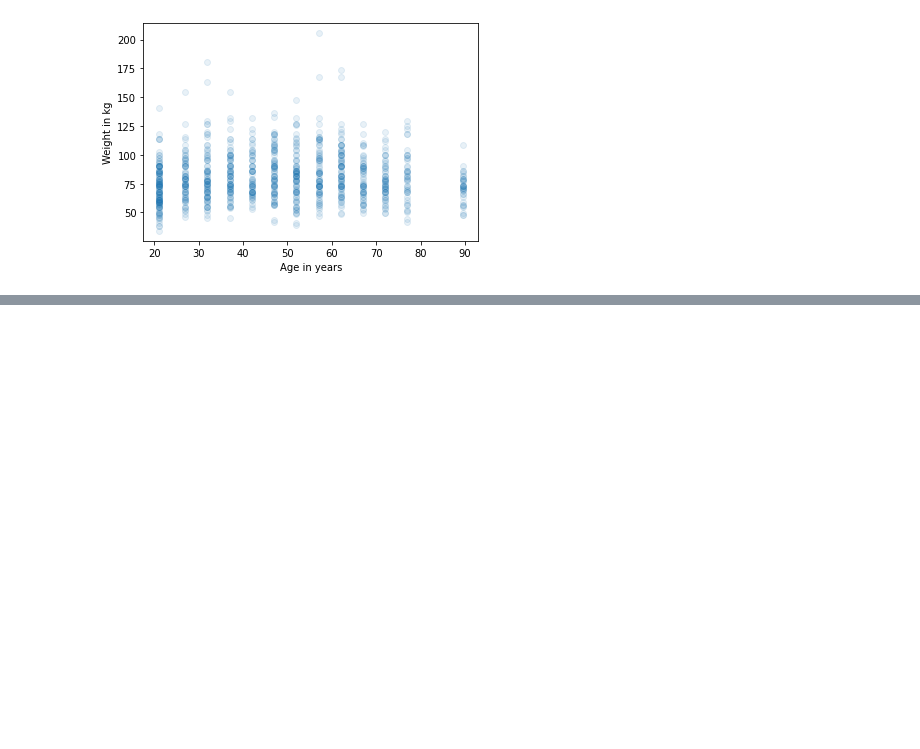
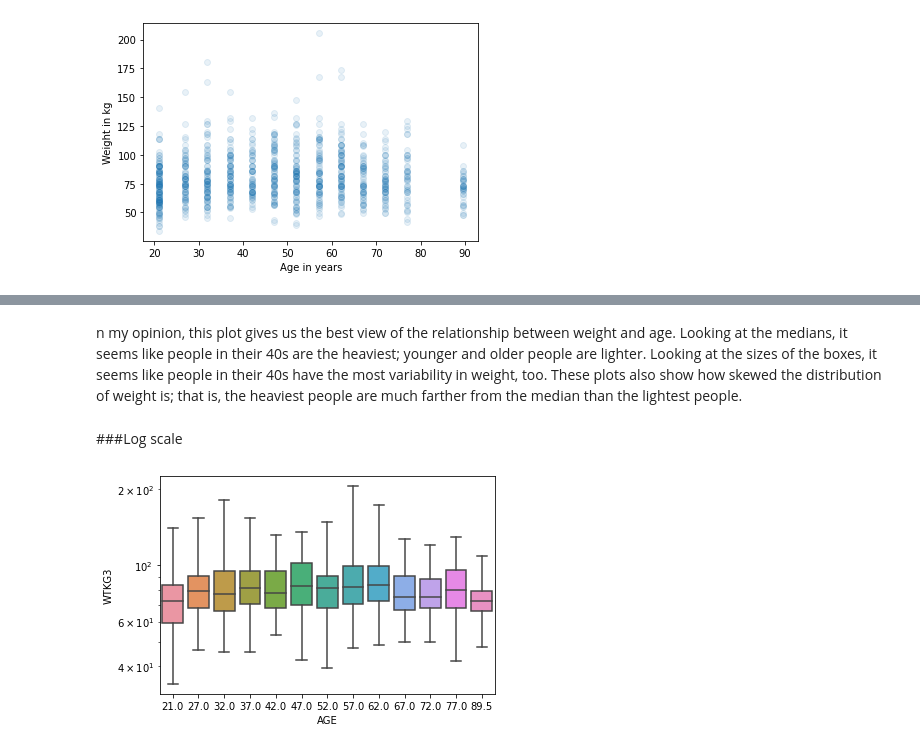
Before and after one commit to TinChung41/Google_Colab_DataCamp_Data_Analyst, a Jupyter notebook: Exploratory Data Analysis in Python/Exploratory_Data_Analysis_in_Python_3_Relationships.ipynb, the cells around one changed output, grey strips where cells are left out. Drawn from its saved outputs; the diff is of its cells as text; code cells hidden in the pictures; blank space fills up the shorter version.

```diff
--- a/Exploratory Data Analysis in Python/Exploratory_Data_Analysis_in_Python_3_Relationships.ipynb
+++ b/Exploratory Data Analysis in Python/Exploratory_Data_Analysis_in_Python_3_Relationships.ipynb
@@ -127,0 +183,10 @@ plt.show()
+# %% [markdown]
+n my opinion, this plot gives us the best view of the relationship between weight and age. Looking at the medians, it seems like people in their 40s are the heaviest; younger and older people are lighter. Looking at the sizes of the boxes, it seems like people in their 40s have the most variability in weight, too. These plots also show how skewed the distribution of weight is; that is, the heaviest people are much farther from the median than the lightest people.
+# %% [markdown]
+###Log scale
+# %%
+sns.boxplot(x = 'AGE', y = 'WTKG3', data = data, whis =10)
+plt.yscale('log')
+plt.show()
+# %% [output]
+[figure, added]
```
Also changed, not shown: parts of 41 cells of this notebook, 1 other file.
